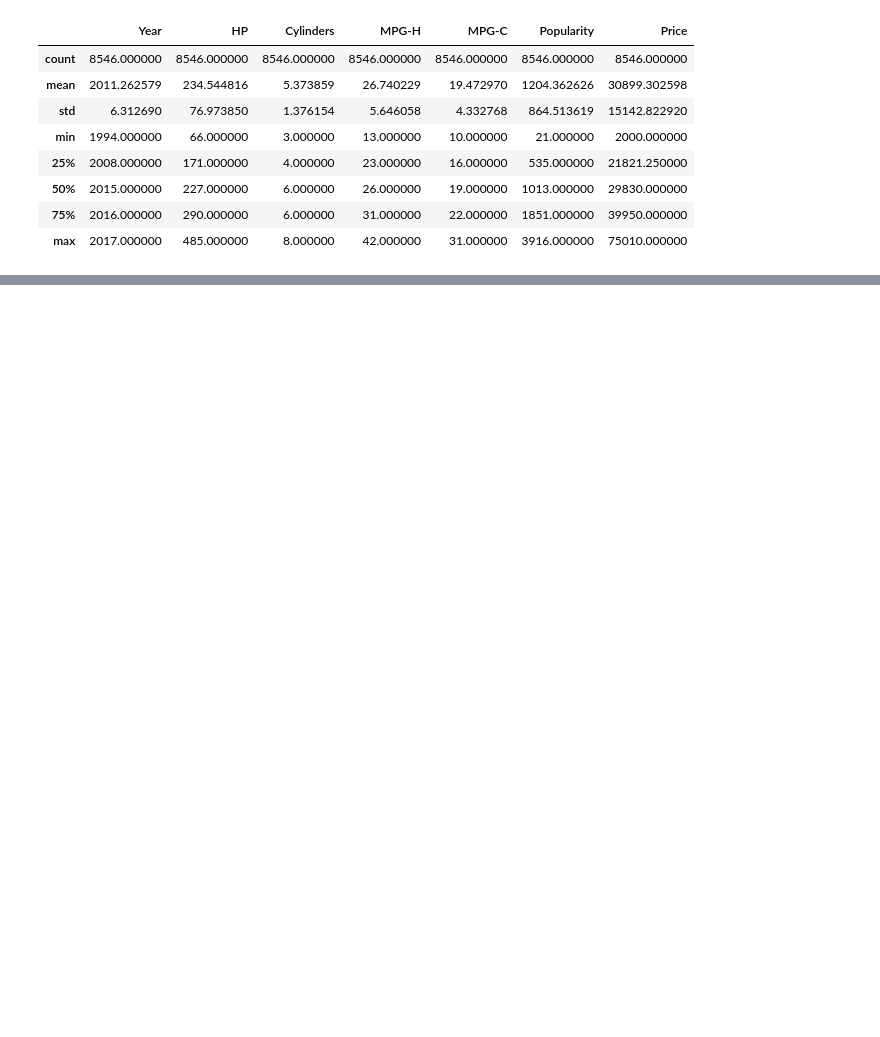
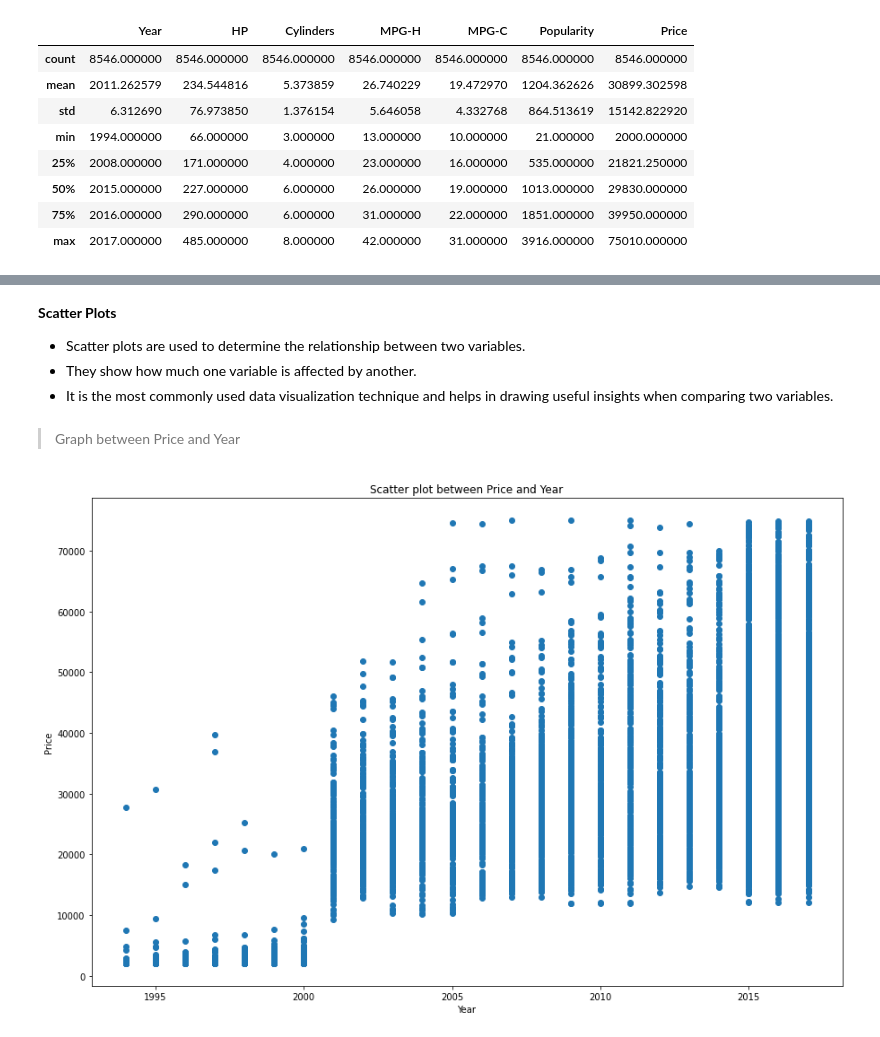
Before and after one commit to adityadeo99/EDA-on-cars, a Jupyter notebook: Exploratory_data_analysis_on_cars.ipynb, the cells around one changed output, grey strips where cells are left out. Saved outputs shown, nothing was run; the diff lists cells and outputs as text; code cells hidden in the pictures; blank space fills up the shorter version.

```diff
--- a/Exploratory_data_analysis_on_cars.ipynb
+++ b/Exploratory_data_analysis_on_cars.ipynb
@@ -387,0 +546,16 @@ Volkswagen  29032.817476
+# %% [markdown]
+**Scatter Plots**
+* Scatter plots are used to determine the relationship between two variables.
+* They show how much one variable is affected by another.
+* It is the most commonly used data visualization technique and helps in drawing useful insights when comparing two variables.
+# %% [markdown]
+> Graph between Price and Year
+# %%
+fig, axis=plt.subplots(figsize=(15,10))
+axis.scatter(df["Year"], df["Price"])
+plt.title("Scatter plot between Price and Year")
+axis.set_xlabel("Year")
+axis.set_ylabel("Price")
+plt.show()
+# %% [output]
+[figure, added]
```
Also changed, not shown: parts of 137 cells of this notebook.
